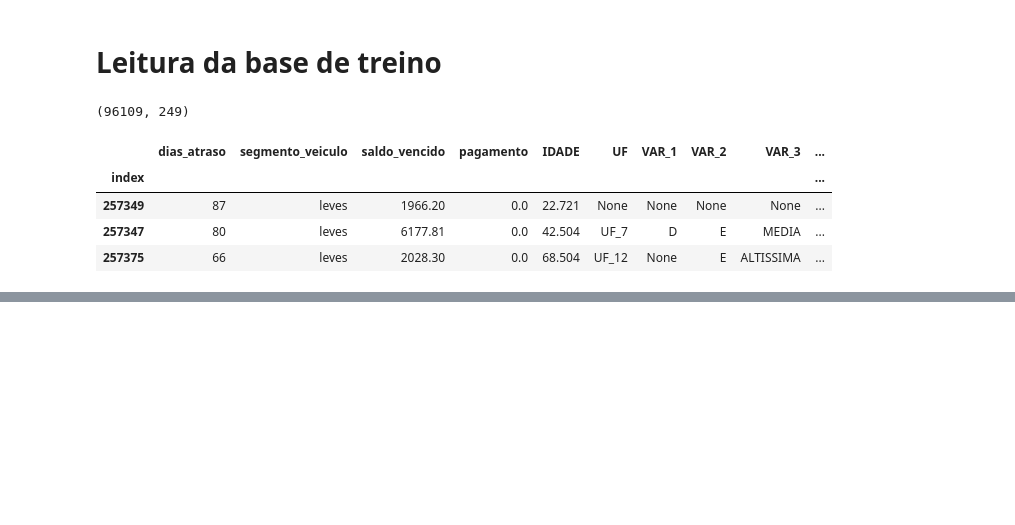
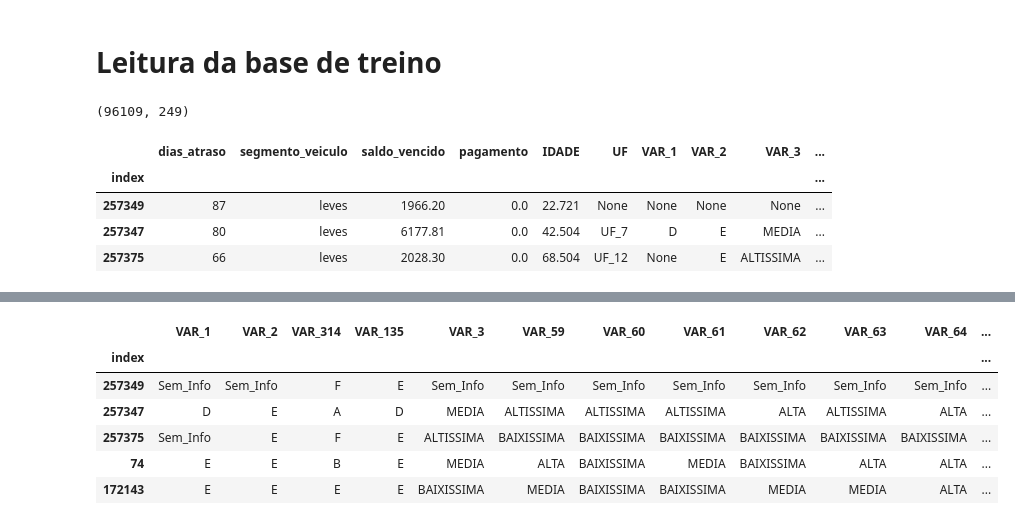
Before and after one commit to HugoCalegari/Estudo_Cobranca, a Jupyter notebook: vCobranca/1.Estudo_Variaveis/1.Exploracao_1.ipynb, the cells around one changed output, grey strips where cells are left out. Saved outputs shown, nothing was run; the diff lists cells and outputs as text; code cells hidden in the pictures; blank space fills up the shorter version.

```diff
--- a/vCobranca/1.Estudo_Variaveis/1.Exploracao_1.ipynb
+++ b/vCobranca/1.Estudo_Variaveis/1.Exploracao_1.ipynb
@@ -54,0 +81,14 @@ dados_full.head(3).select_dtypes(include=['object'])
+# %%
+# Categóricas ordinais 1
+
+cat[['VAR_1', 'VAR_2', 'VAR_314', 'VAR_135', 'VAR_3', 'VAR_59', 'VAR_60', 'VAR_61', 'VAR_62', 'VAR_63', 'VAR_64', 'VAR_65', 'VAR_66', 'VAR_67', 'VAR_68', 'VAR_69', 'VAR_70',
+     'VAR_71', 'VAR_72', 'VAR_73', 'VAR_74', 'VAR_75', 'VAR_76', 'VAR_77', 'VAR_78', 'VAR_79', 'VAR_80', 'VAR_81', 'VAR_82', 'VAR_83', 'VAR_84',
+     'VAR_85', 'VAR_86', 'VAR_87', 'VAR_88', 'VAR_89', 'VAR_90', 'VAR_91', 'VAR_92', 'VAR_93', 'VAR_94']].head()
+# %% [output]
+|  | VAR_1 | VAR_2 | VAR_314 | VAR_135 | VAR_3 | VAR_59 | VAR_60 | VAR_61 | VAR_62 | VAR_63 | VAR_64 | ... |
+| index |  |  |  |  |  |  |  |  |  |  |  | ... |
+| 257349 | Sem_Info | Sem_Info | F | E | Sem_Info | Sem_Info | Sem_Info | Sem_Info | Sem_Info | Sem_Info | Sem_Info | ... |
+| 257347 | D | E | A | D | MEDIA | ALTISSIMA | ALTISSIMA | ALTISSIMA | ALTA | ALTISSIMA | ALTA | ... |
+| 257375 | Sem_Info | E | F | E | ALTISSIMA | BAIXISSIMA | BAIXISSIMA | BAIXISSIMA | BAIXISSIMA | BAIXISSIMA | BAIXISSIMA | ... |
+| 74 | E | E | B | E | MEDIA | ALTA | BAIXISSIMA | MEDIA | BAIXISSIMA | ALTA | ALTA | ... |
+| 172143 | E | E | E | E | BAIXISSIMA | MEDIA | BAIXISSIMA | BAIXISSIMA | MEDIA | MEDIA | ALTA | ... |
```
Also changed, not shown: parts of 20 cells of this notebook.
